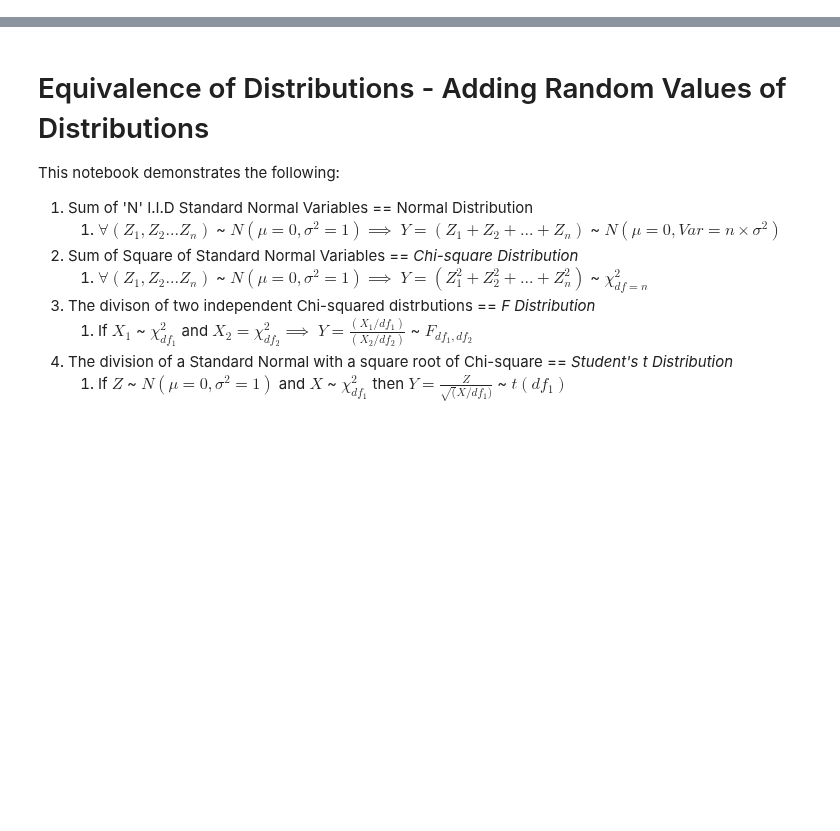
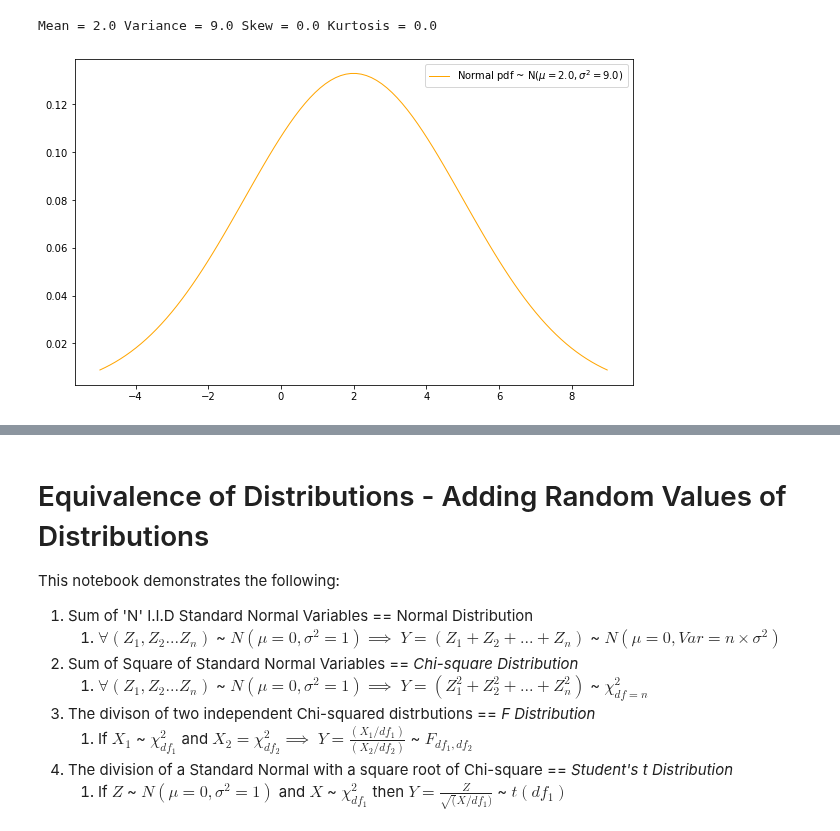
Before and after one commit to talktokalyan/Kalyan-Jupyter-Notebooks, a Jupyter notebook: IE-1.ipynb, the cells around one changed output, grey strips where cells are left out. Saved outputs shown, nothing was run; the diff lists cells and outputs as text; code cells hidden in the pictures; blank space fills up the shorter version.

```diff
--- a/IE-1.ipynb
+++ b/IE-1.ipynb
@@ -0,0 +17,15 @@
+# %%
+# Normal
+N_norm = spstats.norm(loc=2, scale=3)
+N_mean, N_var, N_skew, N_kurt = N_norm.stats(moments="mvsk")
+print('Mean =', N_mean, 'Variance =', N_var, 'Skew =' , N_skew, 'Kurtosis =', N_kurt )
+
+N_norm_grid = np.linspace(N_norm.ppf(0.01),N_norm.ppf(0.99), 100) # Prepare the x-axis values as percent point values (percentiles)
+
+fig1, ax1 = plt.subplots(1,1)
+ax1.plot(N_norm_grid, N_norm.pdf(N_norm_grid), 'k-', lw=1, label ='Normal pdf ~ N$(\mu={},\sigma^2={})$'. format(N_mean, N_var), color='orange')
+ax1.legend(loc='best', frameon=True)
+fig1.show()
+# %% [output]
+Mean = 2.0 Variance = 9.0 Skew = 0.0 Kurtosis = 0.0
+[figure, added]
```
Also changed, not shown: parts of 7 cells of this notebook, 1 other file.
